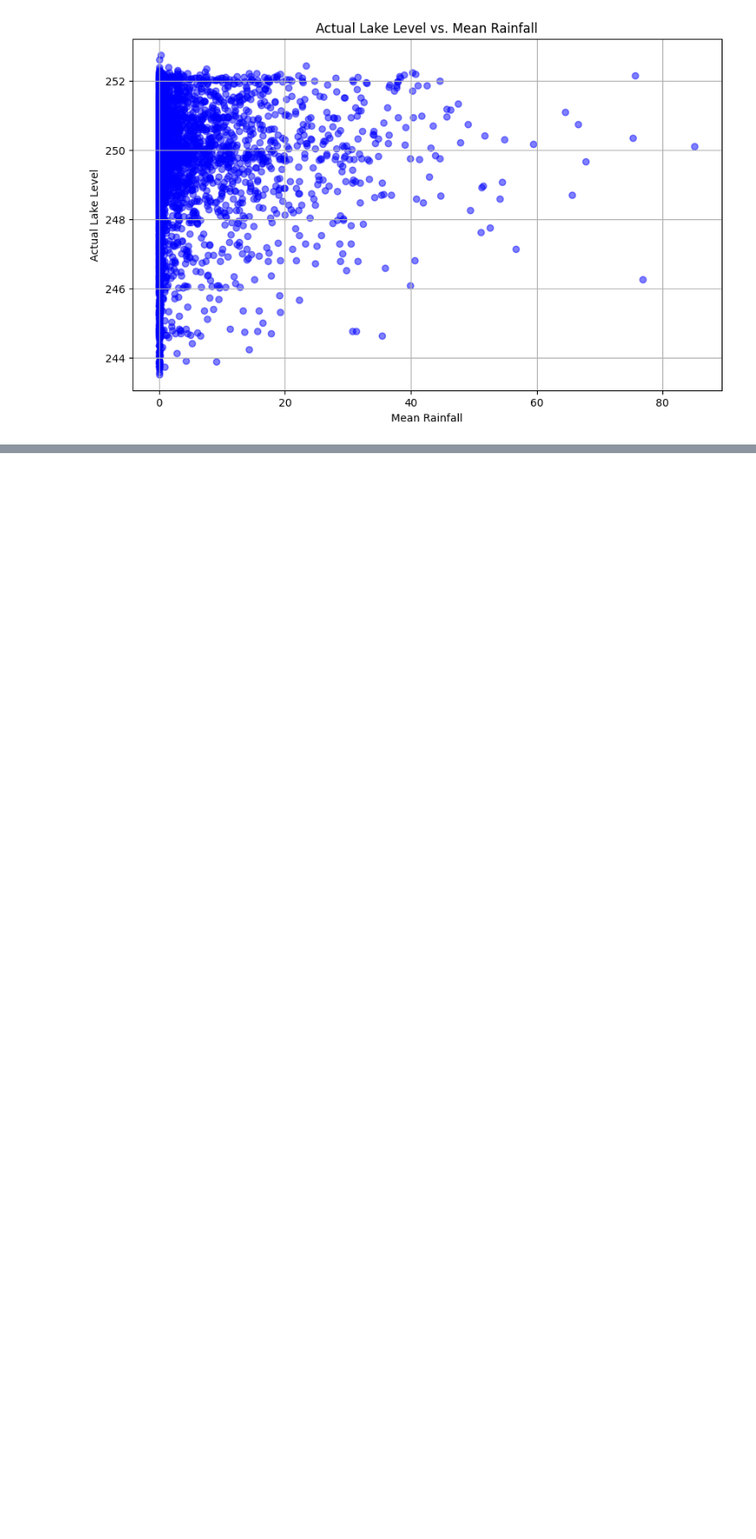
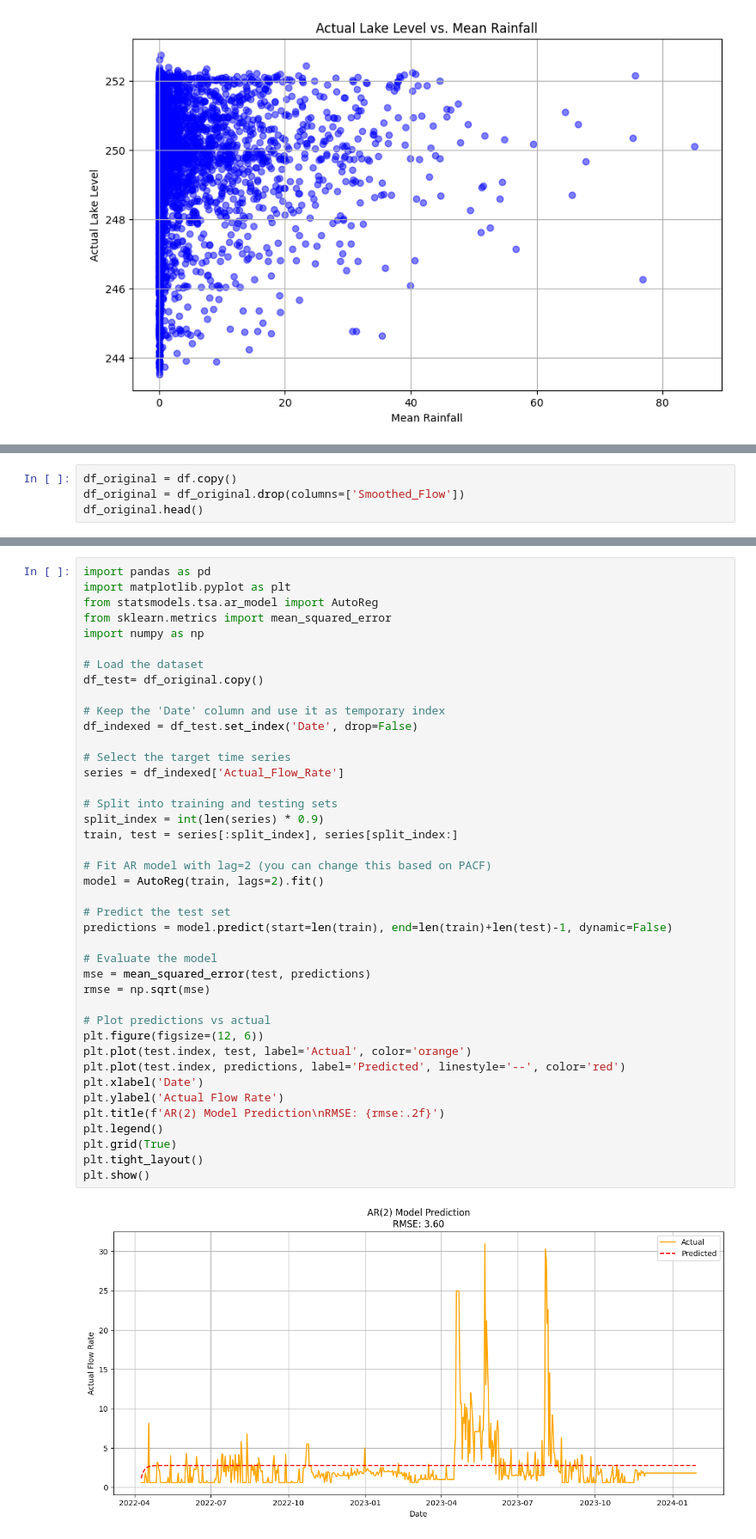
Before and after one commit to MohamamdAghaei/Acea-Smart-Water-Analytics, a Jupyter notebook: Big_Data_project_Water_Analytics.ipynb, the cells around one changed output, grey strips where cells are left out. Shown at 86% size. Cells and saved outputs as stored; diff of their text form; blank space fills up the shorter version.

```diff
--- a/Big_Data_project_Water_Analytics.ipynb
+++ b/Big_Data_project_Water_Analytics.ipynb
@@ -724,0 +767,4 @@ plt.show()
+# %%
+df_original = df.copy()
+df_original = df_original.drop(columns=['Smoothed_Flow'])
+df_original.head()
@@ -724,0 +811,43 @@ plt.show()
+# %%
+import pandas as pd
+import matplotlib.pyplot as plt
+from statsmodels.tsa.ar_model import AutoReg
+from sklearn.metrics import mean_squared_error
+import numpy as np
+
+# Load the dataset
+df_test= df_original.copy()
+
+# Keep the 'Date' column and use it as temporary index
+df_indexed = df_test.set_index('Date', drop=False)
+
+# Select the target time series
+series = df_indexed['Actual_Flow_Rate']
+
+# Split into training and testing sets
+split_index = int(len(series) * 0.9)
+train, test = series[:split_index], series[split_index:]
+
+# Fit AR model with lag=2 (you can change this based on PACF)
+model = AutoReg(train, lags=2).fit()
+
+# Predict the test set
+predictions = model.predict(start=len(train), end=len(train)+len(test)-1, dynamic=False)
+
+# Evaluate the model
+mse = mean_squared_error(test, predictions)
+rmse = np.sqrt(mse)
+
+# Plot predictions vs actual
+plt.figure(figsize=(12, 6))
+plt.plot(test.index, test, label='Actual', color='orange')
+plt.plot(test.index, predictions, label='Predicted', linestyle='--', color='red')
+plt.xlabel('Date')
+plt.ylabel('Actual Flow Rate')
+plt.title(f'AR(2) Model Prediction\nRMSE: {rmse:.2f}')
+plt.legend()
+plt.grid(True)
+plt.tight_layout()
+plt.show()
+# %% [output]
+[figure, added]
```
Also changed, not shown: parts of 25 cells of this notebook.
